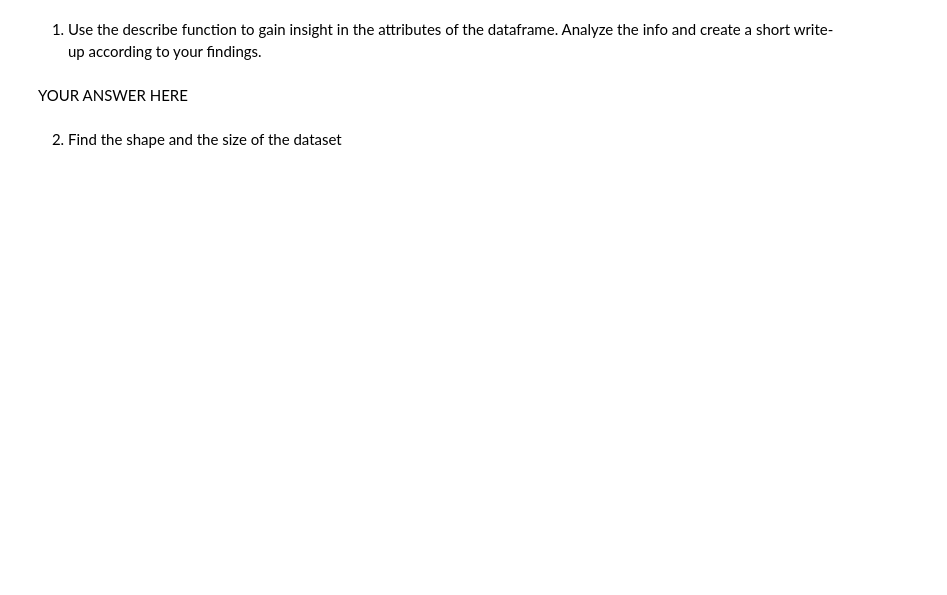
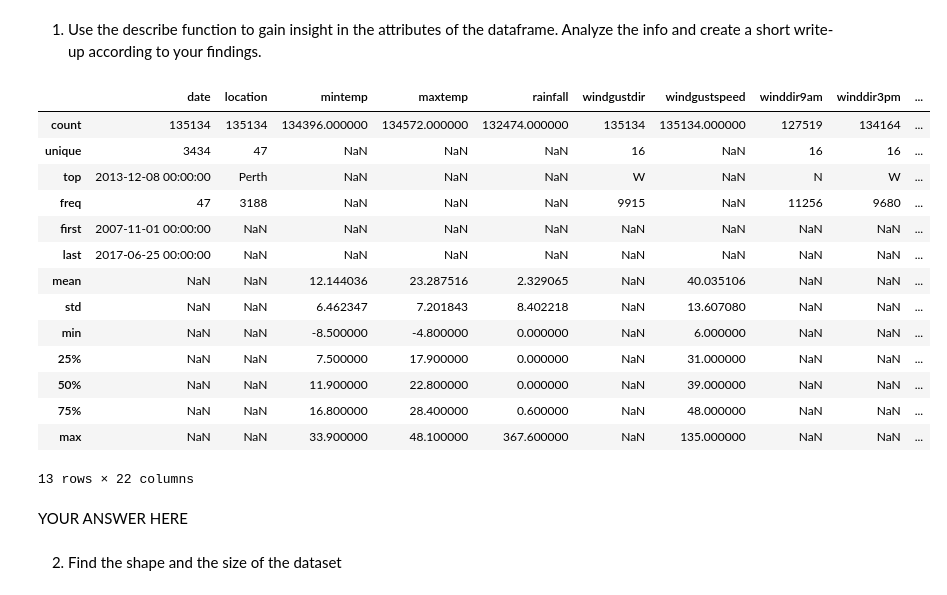
Before and after one commit to fenyx-it-academy/Class7-DataManipulation-Module-Week18, a Jupyter notebook: assignment2.ipynb, the cells around one changed output. Drawn from its saved outputs; the diff is of its cells as text; code cells hidden in the pictures; blank space fills up the shorter version.

```diff
--- a/assignment2.ipynb
+++ b/assignment2.ipynb
@@ -14,5 +14,5 @@ import numpy as np
 # %% [markdown]
 Download the `weatherAUS.csv` file from the following [kaggle page](https://www.kaggle.com/datasets/jsphyg/weather-dataset-rattle-package). We load it in in the following cell, make sure to set the correct path. The rest of the assignment you will be using this dataframe!
 # %%
-df = pd.read_csv('/path/to/weatherAUS.csv')
+df = pd.read_csv('weatherAUS.csv')
 df.head()
@@ -23,3 +29,21 @@ df.head()
+# %%
+df.describe(include='all')
+# %% [output]
+|  | date | location | mintemp | maxtemp | rainfall | windgustdir | windgustspeed | winddir9am | winddir3pm | ... |
+| count | 135134 | 135134 | 134396.000000 | 134572.000000 | 132474.000000 | 135134 | 135134.000000 | 127519 | 134164 | ... |
+| unique | 3434 | 47 | NaN | NaN | NaN | 16 | NaN | 16 | 16 | ... |
+| top | 2013-12-08 00:00:00 | Perth | NaN | NaN | NaN | W | NaN | N | W | ... |
+| freq | 47 | 3188 | NaN | NaN | NaN | 9915 | NaN | 11256 | 9680 | ... |
+| first | 2007-11-01 00:00:00 | NaN | NaN | NaN | NaN | NaN | NaN | NaN | NaN | ... |
+| last | 2017-06-25 00:00:00 | NaN | NaN | NaN | NaN | NaN | NaN | NaN | NaN | ... |
+| mean | NaN | NaN | 12.144036 | 23.287516 | 2.329065 | NaN | 40.035106 | NaN | NaN | ... |
+| std | NaN | NaN | 6.462347 | 7.201843 | 8.402218 | NaN | 13.607080 | NaN | NaN | ... |
+| min | NaN | NaN | -8.500000 | -4.800000 | 0.000000 | NaN | 6.000000 | NaN | NaN | ... |
+| 25% | NaN | NaN | 7.500000 | 17.900000 | 0.000000 | NaN | 31.000000 | NaN | NaN | ... |
+| 50% | NaN | NaN | 11.900000 | 22.800000 | 0.000000 | NaN | 39.000000 | NaN | NaN | ... |
+| 75% | NaN | NaN | 16.800000 | 28.400000 | 0.600000 | NaN | 48.000000 | NaN | NaN | ... |
+| max | NaN | NaN | 33.900000 | 48.100000 | 367.600000 | NaN | 135.000000 | NaN | NaN | ... |
+13 rows × 22 columns
 # %% [markdown]
 YOUR ANSWER HERE
 # %% [markdown]
```
Also changed, not shown: parts of 34 cells of this notebook, 1 other file.
